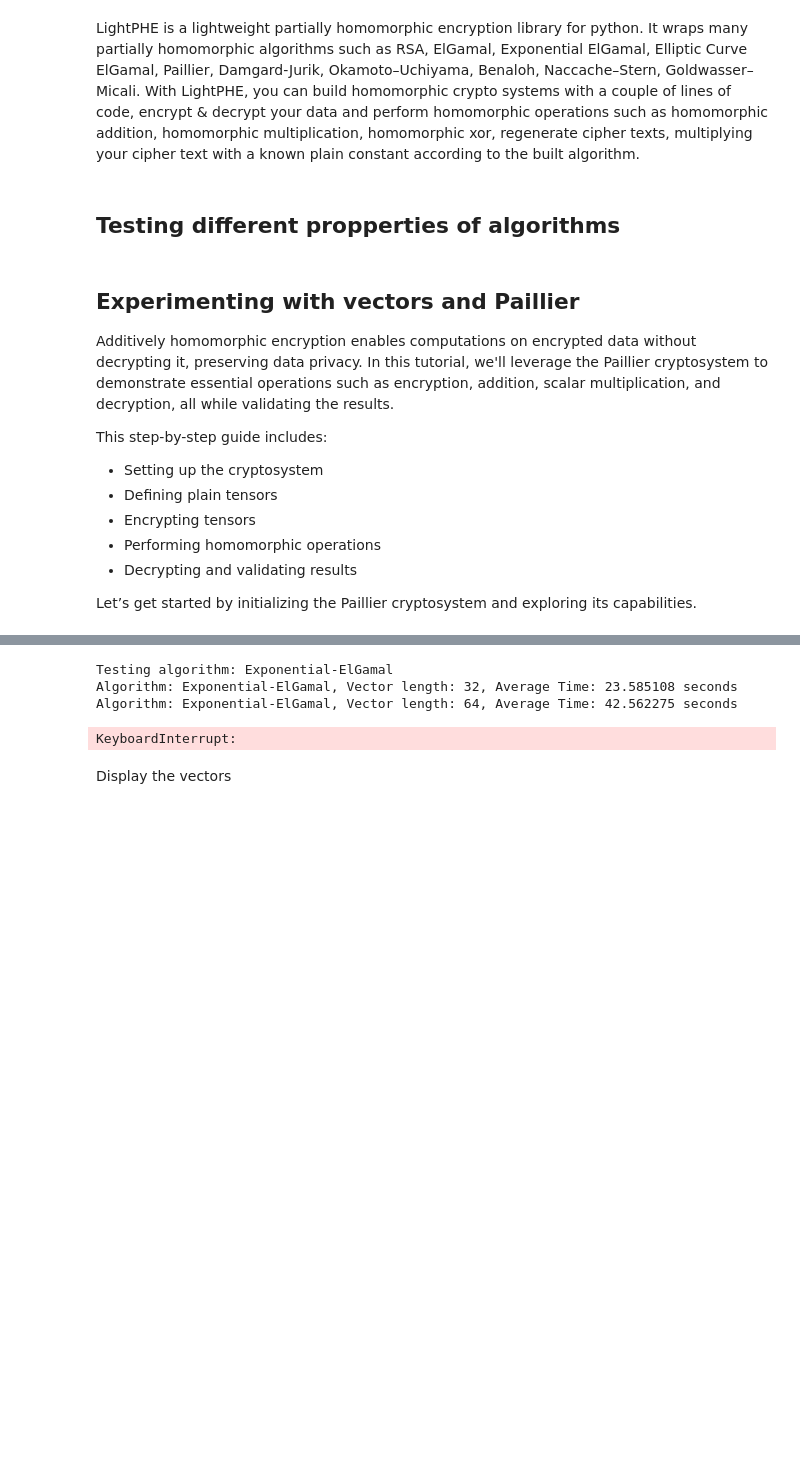
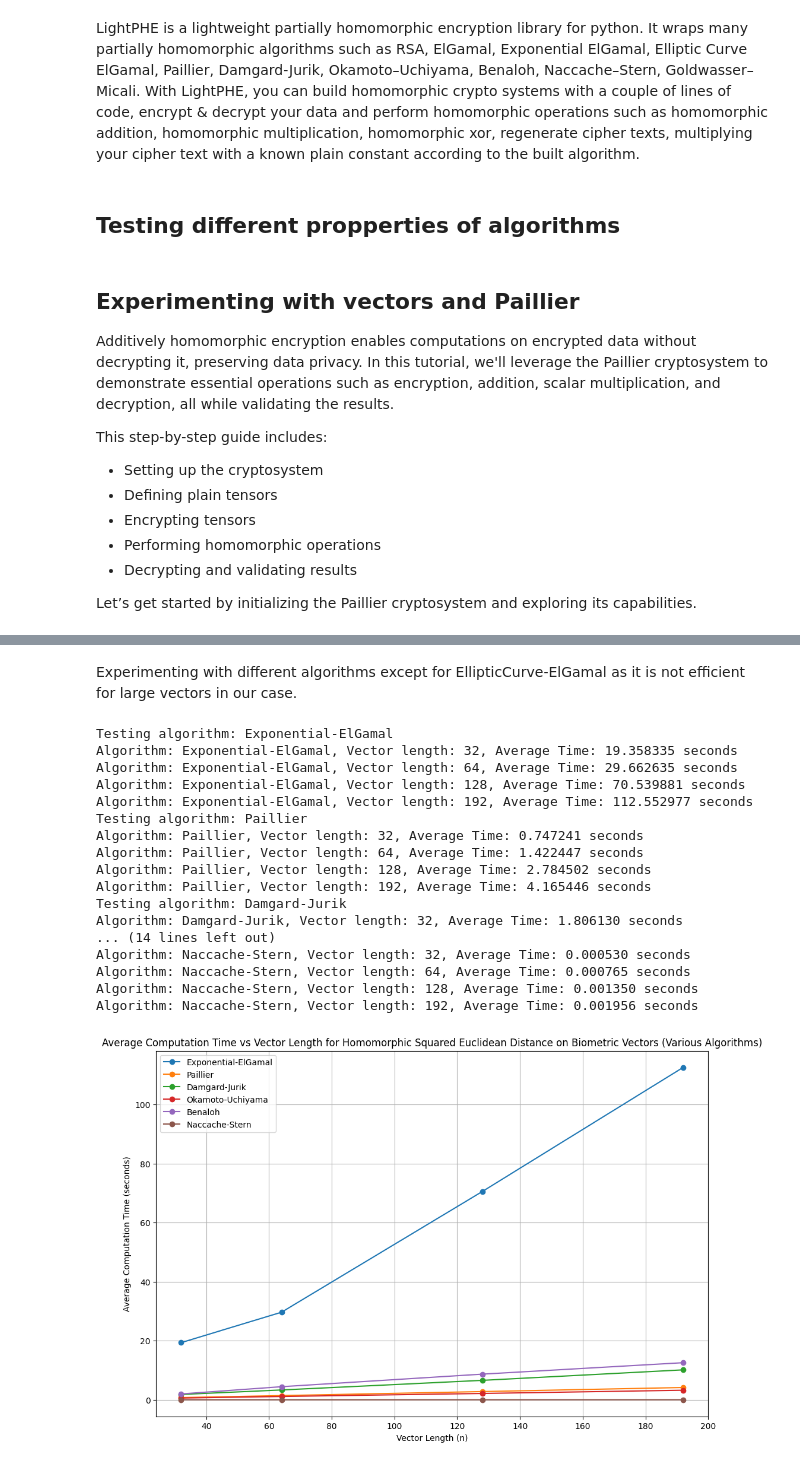
Before and after one commit to FeKapp/security-protocols-project, a Jupyter notebook: Homomorphic Encryption.ipynb, the cells around one changed output, grey strips where cells are left out. Drawn from its saved outputs; the diff is of its cells as text; code cells hidden in the pictures; blank space fills up the shorter version.

```diff
--- a/Homomorphic Encryption.ipynb
+++ b/Homomorphic Encryption.ipynb
@@ -330,10 +447,6 @@ Algorithm: EllipticCurve-ElGamal, Vector length: 2048, Time taken: 25.583742 sec
+# %% [markdown]
+Experimenting with different algorithms except for EllipticCurve-ElGamal as it is not efficient for large vectors in our case.
 # %%
-import time
-import matplotlib.pyplot as plt
-import numpy as np
-import json
-import random
-
 # Load the data from "new_emb.txt"
 with open('emb.txt', 'r') as f:
     data = f.read()
@@ -418,36 +531,48 @@ for alg in algorithms:
 
             # Decrypt the result to verify (only for testing; in real use, keep encrypted)
             D_squared = cs.decrypt(enc_D_squared)
 
             # End timing
             end_time = time.time()
 
             # Calculate elapsed time and store it
             elapsed_time = end_time - start_time
             times.append(elapsed_time)
 
         # Compute average time for this vector length
         avg_time = sum(times) / num_pairs
         results[alg].append(avg_time)
         print(f"Algorithm: {alg}, Vector length: {n}, Average Time: {avg_time:.6f} seconds")
 
 # Plotting the results
 plt.figure(figsize=(12, 8))
 
 # For each algorithm, plot the average times across vector lengths
 for alg in algorithms:
     plt.plot(vector_lengths, results[alg], marker='o', label=alg)
 
 plt.xlabel("Vector Length (n)")
 plt.ylabel("Average Computation Time (seconds)")
-plt.title("Homomorphic Squared Euclidean Distance for biometric sample vectors (Various Algorithms)")
+plt.title("Average Computation Time vs Vector Length for Homomorphic Squared Euclidean Distance on Biometric Vectors (Various Algorithms)")
 plt.legend()
 plt.grid(True)
 plt.show()
 # %% [output]
 Testing algorithm: Exponential-ElGamal
-Algorithm: Exponential-ElGamal, Vector length: 32, Average Time: 23.585108 seconds
-Algorithm: Exponential-ElGamal, Vector length: 64, Average Time: 42.562275 seconds
+Algorithm: Exponential-ElGamal, Vector length: 32, Average Time: 19.358335 seconds
+Algorithm: Exponential-ElGamal, Vector length: 64, Average Time: 29.662635 seconds
+Algorithm: Exponential-ElGamal, Vector length: 128, Average Time: 70.539881 seconds
+Algorithm: Exponential-ElGamal, Vector length: 192, Average Time: 112.552977 seconds
+Testing algorithm: Paillier
+Algorithm: Paillier, Vector length: 32, Average Time: 0.747241 seconds
+Algorithm: Paillier, Vector length: 64, Average Time: 1.422447 seconds
+Algorithm: Paillier, Vector length: 128, Average Time: 2.784502 seconds
+Algorithm: Paillier, Vector length: 192, Average Time: 4.165446 seconds
+Testing algorithm: Damgard-Jurik
+Algorithm: Damgard-Jurik, Vector length: 32, Average Time: 1.806130 seconds
+... (14 lines left out)
+Algorithm: Naccache-Stern, Vector length: 32, Average Time: 0.000530 seconds
+Algorithm: Naccache-Stern, Vector length: 64, Average Time: 0.000765 seconds
+Algorithm: Naccache-Stern, Vector length: 128, Average Time: 0.001350 seconds
+Algorithm: Naccache-Stern, Vector length: 192, Average Time: 0.001956 seconds
-KeyboardInterrupt:
+[figure, added]
-# %% [markdown]
-Display the vectors
```
Also changed, not shown: parts of 23 cells of this notebook, 2 other files.
